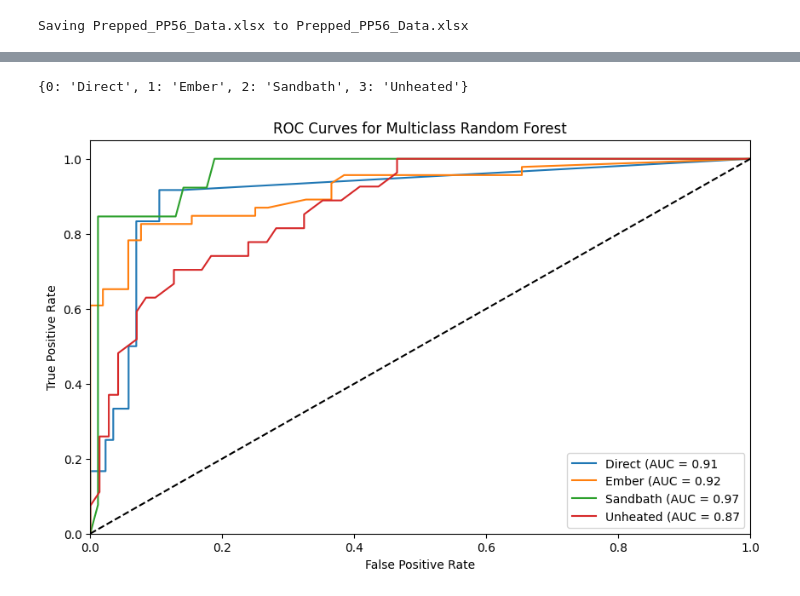
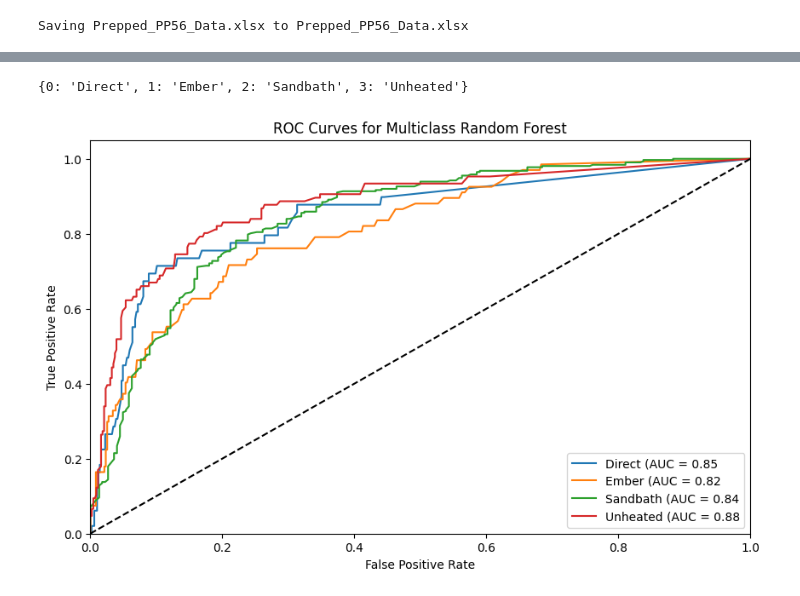
Before and after one commit to UndertheseaXD/RandomForestLithicClassifier, a Jupyter notebook: RandomForestLithicClassifier.ipynb, the cells around one changed output, grey strips where cells are left out. Cells and saved outputs as stored; diff of their text form; code cells hidden in the pictures.

```diff
--- a/RandomForestLithicClassifier.ipynb
+++ b/RandomForestLithicClassifier.ipynb
@@ -66,10 +103,10 @@ y2 = groupSC3["PlottedFind"]
 # %%
 # Split dataset into training set and test set
 from sklearn.model_selection import train_test_split
-X_train, X_test,y_train, y_test = train_test_split(X, y, test_size=0.2, random_state=2024)
+X_train, X_test,y_train, y_test = train_test_split(X, y, test_size=0.3, random_state=2024, stratify=y)
 # %%
 from sklearn.ensemble import RandomForestClassifier
 from sklearn.metrics import accuracy_score, classification_report
-rf_model = RandomForestClassifier(n_estimators=20, random_state=42069)
+rf_model = RandomForestClassifier(n_estimators=26, random_state=42069)
 rf_model.fit(X_train, y_train)
 # %% [output]
@@ -204,7 +244,7 @@ from sklearn.metrics import accuracy_score, roc_auc_score
 from sklearn.model_selection import StratifiedKFold
 from sklearn.ensemble import RandomForestClassifier
 
-skf = StratifiedKFold(n_splits=10, shuffle=True, random_state=42)
+skf = StratifiedKFold(n_splits=50, shuffle=True, random_state=42)
 fold = 1
 auc = []
 for train_idx, val_idx in skf.split(X, y):
@@ -214,12 +254,11 @@ for train_idx, val_idx in skf.split(X, y):
     X_val = X.loc[val_idx]
     y_val = y.loc[val_idx]
 
-    clf = RandomForestClassifier(n_estimators=26, random_state=42)
+    clf = RandomForestClassifier(n_estimators=26, random_state=42069)
     clf.fit(X_tr, y_tr)
     pred = clf.predict(X_val)
     pred_prob = clf.predict_proba(X_val)
 
-    # For multi-class classification, you can use accuracy_score directly
     acc_score = accuracy_score(y_val, pred)
 
     # For ROC AUC in multi-class, you need to use a one-vs-one or one-vs-all approach
@@ -259,7 +298,7 @@ from sklearn.model_selection import StratifiedKFold
 from sklearn.svm import SVC
 from sklearn.multiclass import OneVsRestClassifier
 
-skf = StratifiedKFold(n_splits=10, shuffle=True)
+skf = StratifiedKFold(n_splits=100, shuffle=True)
 fold = 1
 auc = []
 
@@ -461,7 +514,7 @@ from sklearn.multiclass import OneVsRestClassifier
 from sklearn.model_selection import train_test_split
 
 # Train your multiclass classifier (e.g., Random Forest)
-rf_model = RandomForestClassifier(n_estimators=16, random_state=42)  # You can adjust hyperparameters as needed
+rf_model = RandomForestClassifier(n_estimators=26, random_state=42069)  # You can adjust hyperparameters as needed
 rf_model.fit(X_train, y_train)
 
 # Binarize the labels for multiclass ROC curve
@@ -479,31 +532,31 @@ fpr = dict()
 tpr = dict()
 roc_auc = dict()
 
 for i in range(len(np.unique(y_train))):
     fpr[i], tpr[i], _ = roc_curve(y_test_bin[:, i], y_scores[:, i])
     roc_auc[i] = auc(fpr[i], tpr[i])
 
 # Get unique class labels from y_train
 unique_classes = np.unique(y_train)
 
 # Create class_names dictionary based on the order of unique classes
 class_names = {i: class_name for i, class_name in enumerate(unique_classes)}
 
 # Print the class_names dictionary for verification
 print(class_names)
 
 # Plot the ROC curves
 plt.figure(figsize=(10, 6))
 for i in range(len(np.unique(y_train))):
     plt.plot(fpr[i], tpr[i], label=f"{class_names[i]} (AUC = {roc_auc[i]:.2f}")
 plt.plot([0, 1], [0, 1], 'k--')
 plt.xlim([0.0, 1.0])
 plt.ylim([0.0, 1.05])
 plt.xlabel('False Positive Rate')
 plt.ylabel('True Positive Rate')
 plt.title('ROC Curves for Multiclass Random Forest')
 plt.legend(loc="lower right")
 plt.show()
 # %% [output]
 {0: 'Direct', 1: 'Ember', 2: 'Sandbath', 3: 'Unheated'}
-[figure, old version]
+[figure, new version]
```
Also changed, not shown: parts of 18 cells of this notebook.
